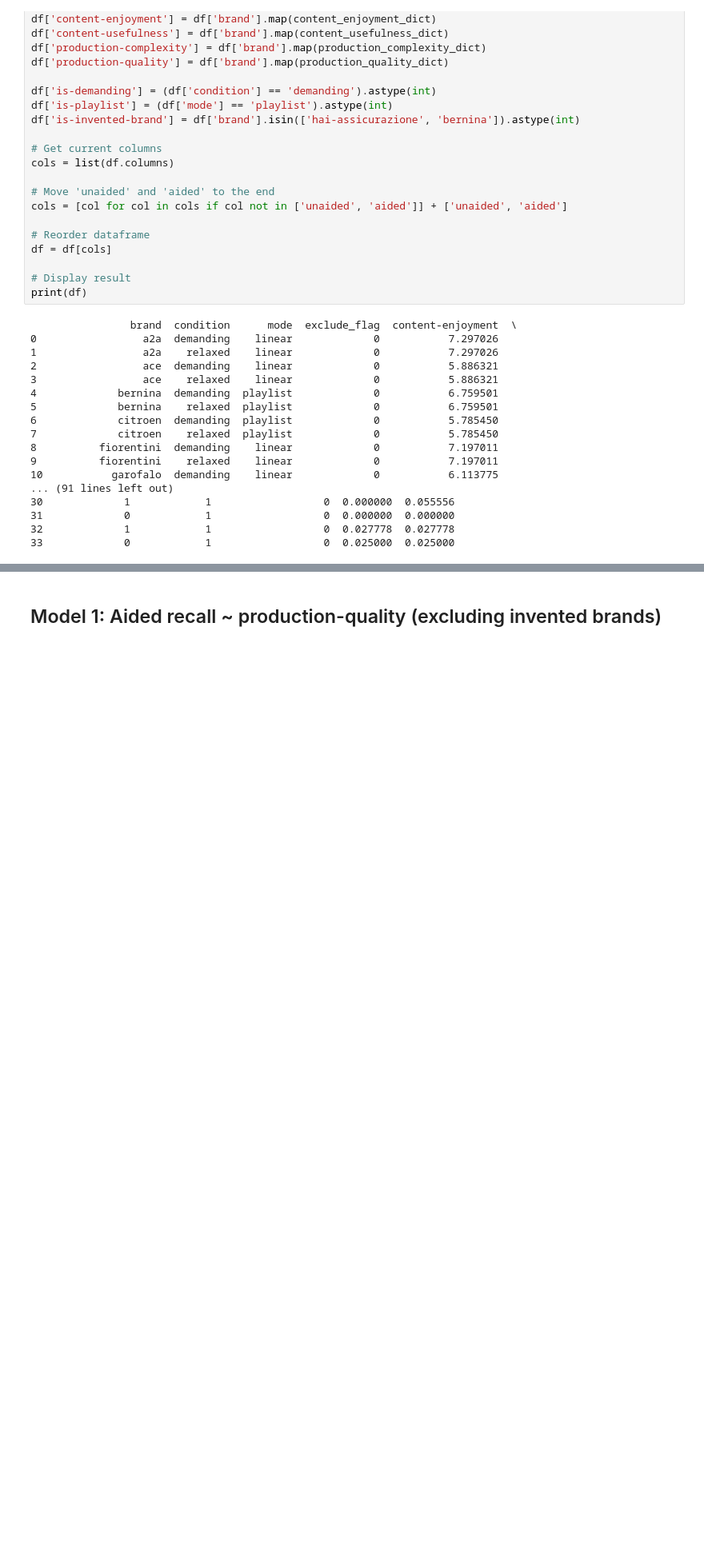
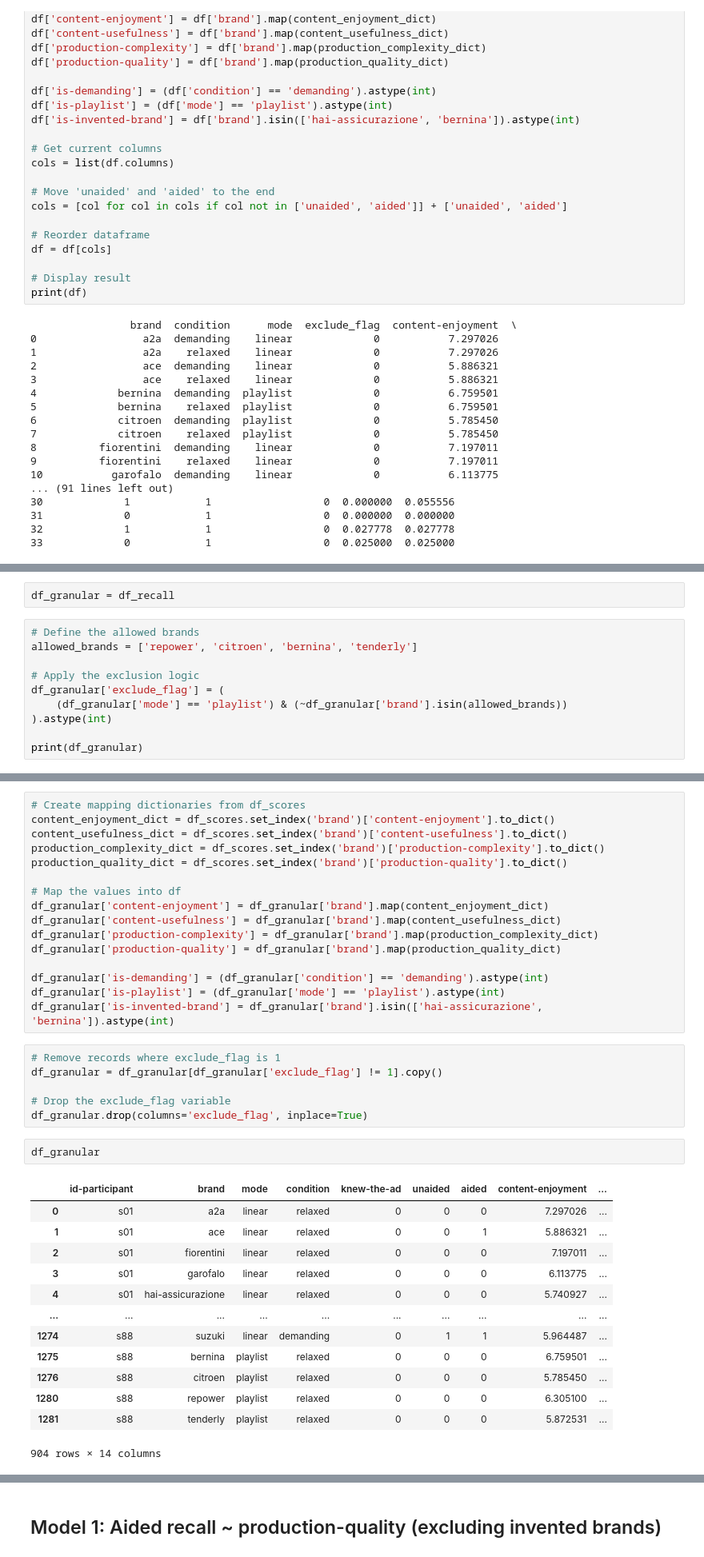
Before and after one commit to mmarcantoinee/audio-aesthetics, a Jupyter notebook: script.ipynb, the cells around one changed output, grey strips where cells are left out. Shown: that part at 80% size. Drawn from its saved outputs; the diff is of its cells as text; blank space fills up the shorter version.

```diff
--- a/script.ipynb
+++ b/script.ipynb
@@ -237,0 +420,12 @@ print(df)
+# %%
+df_granular = df_recall
+# %%
+# Define the allowed brands
+allowed_brands = ['repower', 'citroen', 'bernina', 'tenderly']
+
+# Apply the exclusion logic
+df_granular['exclude_flag'] = (
+    (df_granular['mode'] == 'playlist') & (~df_granular['brand'].isin(allowed_brands))
+).astype(int)
+
+print(df_granular)
@@ -237,0 +450,38 @@ print(df)
+# %%
+# Create mapping dictionaries from df_scores
+content_enjoyment_dict = df_scores.set_index('brand')['content-enjoyment'].to_dict()
+content_usefulness_dict = df_scores.set_index('brand')['content-usefulness'].to_dict()
+production_complexity_dict = df_scores.set_index('brand')['production-complexity'].to_dict()
+production_quality_dict = df_scores.set_index('brand')['production-quality'].to_dict()
+
+# Map the values into df
+df_granular['content-enjoyment'] = df_granular['brand'].map(content_enjoyment_dict)
+df_granular['content-usefulness'] = df_granular['brand'].map(content_usefulness_dict)
+df_granular['production-complexity'] = df_granular['brand'].map(production_complexity_dict)
+df_granular['production-quality'] = df_granular['brand'].map(production_quality_dict)
+
+df_granular['is-demanding'] = (df_granular['condition'] == 'demanding').astype(int)
+df_granular['is-playlist'] = (df_granular['mode'] == 'playlist').astype(int)
+df_granular['is-invented-brand'] = df_granular['brand'].isin(['hai-assicurazione', 'bernina']).astype(int)
+# %%
+# Remove records where exclude_flag is 1
+df_granular = df_granular[df_granular['exclude_flag'] != 1].copy()
+
+# Drop the exclude_flag variable
+df_granular.drop(columns='exclude_flag', inplace=True)
+# %%
+df_granular
+# %% [output]
+|  | id-participant | brand | mode | condition | knew-the-ad | unaided | aided | content-enjoyment | ... |
+| 0 | s01 | a2a | linear | relaxed | 0 | 0 | 0 | 7.297026 | ... |
+| 1 | s01 | ace | linear | relaxed | 0 | 0 | 1 | 5.886321 | ... |
+| 2 | s01 | fiorentini | linear | relaxed | 0 | 0 | 0 | 7.197011 | ... |
+| 3 | s01 | garofalo | linear | relaxed | 0 | 0 | 0 | 6.113775 | ... |
+| 4 | s01 | hai-assicurazione | linear | relaxed | 0 | 0 | 0 | 5.740927 | ... |
+| ... | ... | ... | ... | ... | ... | ... | ... | ... | ... |
+| 1274 | s88 | suzuki | linear | demanding | 0 | 1 | 1 | 5.964487 | ... |
+| 1275 | s88 | bernina | playlist | relaxed | 0 | 0 | 0 | 6.759501 | ... |
+| 1276 | s88 | citroen | playlist | relaxed | 0 | 0 | 0 | 5.785450 | ... |
+| 1280 | s88 | repower | playlist | relaxed | 0 | 0 | 0 | 6.305100 | ... |
+| 1281 | s88 | tenderly | playlist | relaxed | 0 | 0 | 0 | 5.872531 | ... |
+904 rows × 14 columns
```
Also changed, not shown: parts of 35 cells of this notebook, 3 other files.
